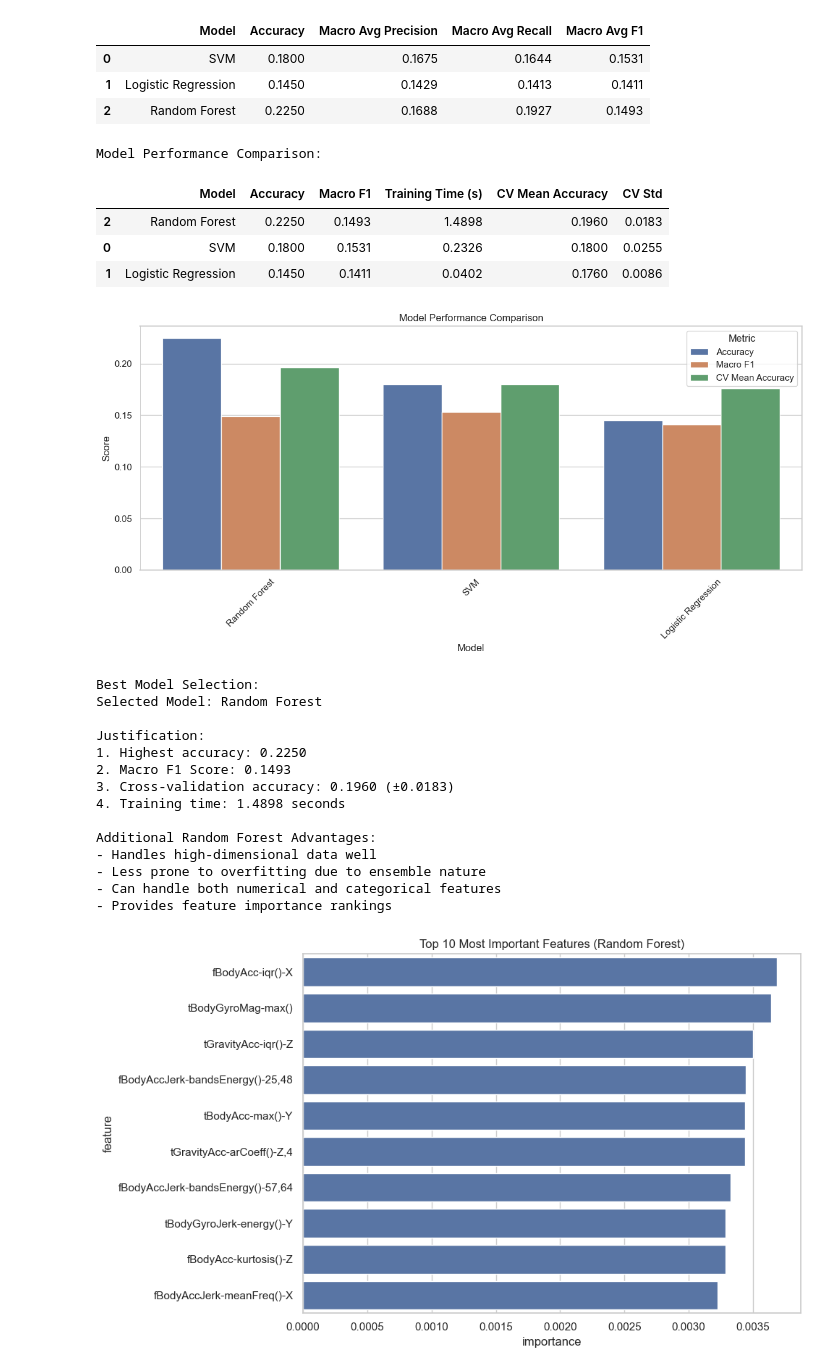
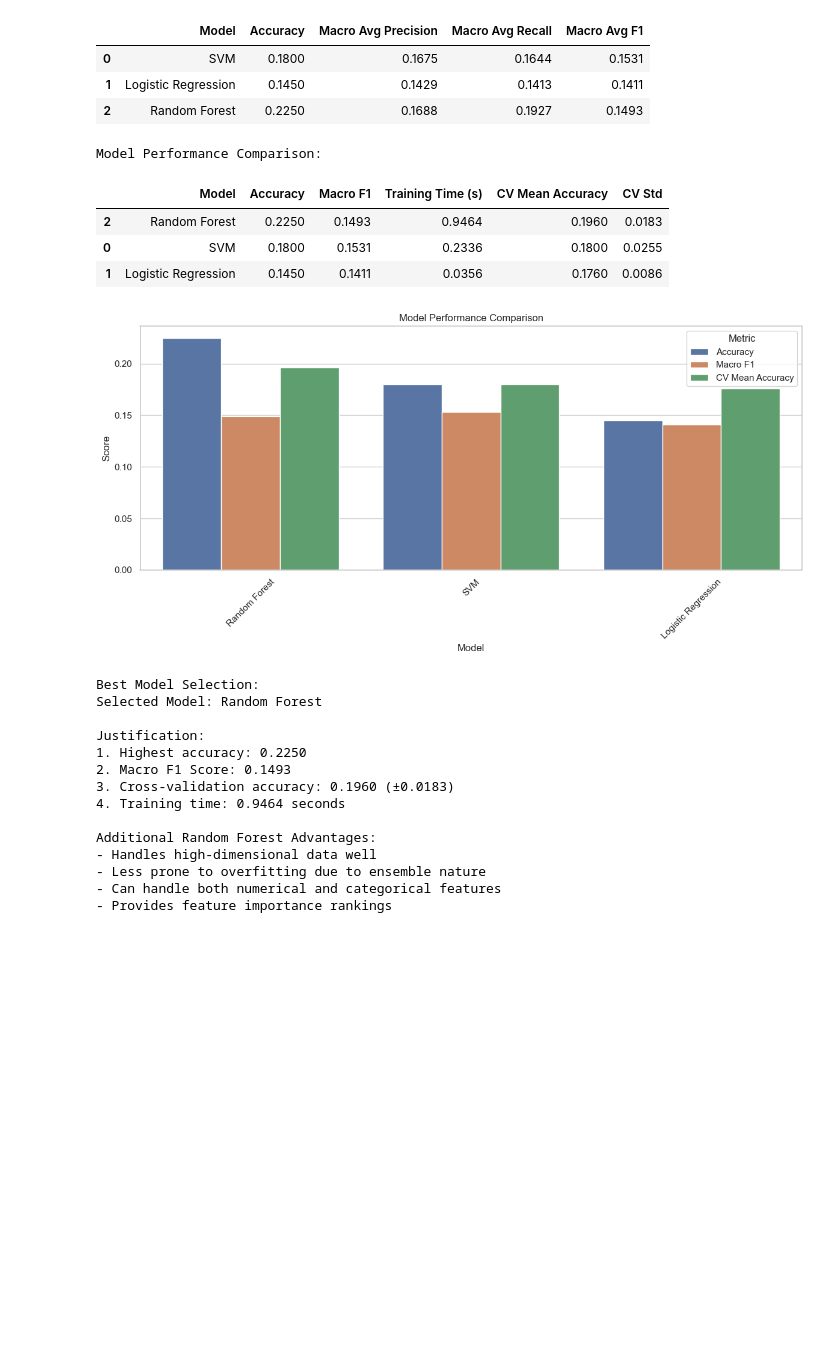
Before and after one commit to keemo01/GUI, a Jupyter notebook: notebook.ipynb, the cells around one changed output. Saved outputs shown, nothing was run; the diff lists cells and outputs as text; code cells hidden in the pictures; blank space fills up the shorter version.

```diff
--- a/notebook.ipynb
+++ b/notebook.ipynb
@@ -502,16 +545,16 @@ from time import time
 import warnings
 warnings.filterwarnings('ignore')
 
-# Dictionary to store training times
+# Dictionary which is used to store training times
 training_times = {}
 
-# Retrain models and measure training time
+# Retrain models and measure the time it takes to train em
 for name, model in models.items():
     start_time = time()
     model.fit(X_train, y_train)
     training_times[name] = time() - start_time
 
-# Create comprehensive comparison DataFrame
+# Display training times
 comparison_data = []
 for name, model in models.items():
     y_pred = model.predict(X_test)
@@ -563,38 +606,50 @@ best_model = models[best_model_name]
 
 print("\nBest Model Selection:")
 print(f"Selected Model: {best_model_name}")
 print("\nJustification:")
 print(f"1. Highest accuracy: {comparison_df.iloc[0]['Accuracy']:.4f}")
 print(f"2. Macro F1 Score: {comparison_df.iloc[0]['Macro F1']:.4f}")
 print(f"3. Cross-validation accuracy: {comparison_df.iloc[0]['CV Mean Accuracy']:.4f} (±{comparison_df.iloc[0]['CV Std']:.4f})")
 print(f"4. Training time: {comparison_df.iloc[0]['Training Time (s)']:.4f} seconds")
 
 if best_model_name == 'Random Forest':
     print("\nAdditional Random Forest Advantages:")
     print("- Handles high-dimensional data well")
     print("- Less prone to overfitting due to ensemble nature")
     print("- Can handle both numerical and categorical features")
     print("- Provides feature importance rankings")
 
-    # If Random Forest is best, show feature importance
+elif best_model_name == 'SVM':
+    print("\nAdditional SVM Advantages:")
+    print("- Effective in high-dimensional spaces")
+    print("- Memory efficient due to using a subset of training points")
+    print("- Versatile with different kernel functions")
+
+elif best_model_name == 'Logistic Regression':
+    print("\nAdditional Logistic Regression Advantages:")
+    print("- Outputs probabilities for each class")
+    print("- Simple and interpretable model")
+    print("- Can be easily updated with new data")
+
+    # If best_model_name is best, show feature importance
     if hasattr(best_model, 'feature_importances_'):
         feature_imp = pd.DataFrame({
             'feature': features['feature'][:n_components_95],
             'importance': best_model.feature_importances_
         })
         feature_imp = feature_imp.sort_values('importance', ascending=False).head(10)
 
         plt.figure(figsize=(10, 6))
         sns.barplot(data=feature_imp, x='importance', y='feature')
-        plt.title('Top 10 Most Important Features (Random Forest)')
+        plt.title('Top 10 Feature Importance (Random Forest)')  # Update title
         plt.tight_layout()
         plt.show()
 # %% [output]
 Model Performance Comparison:
 |  | Model | Accuracy | Macro F1 | Training Time (s) | CV Mean Accuracy | CV Std |
-| 2 | Random Forest | 0.2250 | 0.1493 | 1.4898 | 0.1960 | 0.0183 |
-| 0 | SVM | 0.1800 | 0.1531 | 0.2326 | 0.1800 | 0.0255 |
-| 1 | Logistic Regression | 0.1450 | 0.1411 | 0.0402 | 0.1760 | 0.0086 |
+| 2 | Random Forest | 0.2250 | 0.1493 | 0.9464 | 0.1960 | 0.0183 |
+| 0 | SVM | 0.1800 | 0.1531 | 0.2336 | 0.1800 | 0.0255 |
+| 1 | Logistic Regression | 0.1450 | 0.1411 | 0.0356 | 0.1760 | 0.0086 |
 [figure]
 Best Model Selection:
 Selected Model: Random Forest
@@ -603,11 +658,10 @@ Justification:
 1. Highest accuracy: 0.2250
 2. Macro F1 Score: 0.1493
 3. Cross-validation accuracy: 0.1960 (±0.0183)
-4. Training time: 1.4898 seconds
+4. Training time: 0.9464 seconds
 
 Additional Random Forest Advantages:
 - Handles high-dimensional data well
 - Less prone to overfitting due to ensemble nature
 - Can handle both numerical and categorical features
 - Provides feature importance rankings
-[figure, removed]
```
Also changed, not shown: parts of 18 cells of this notebook.
